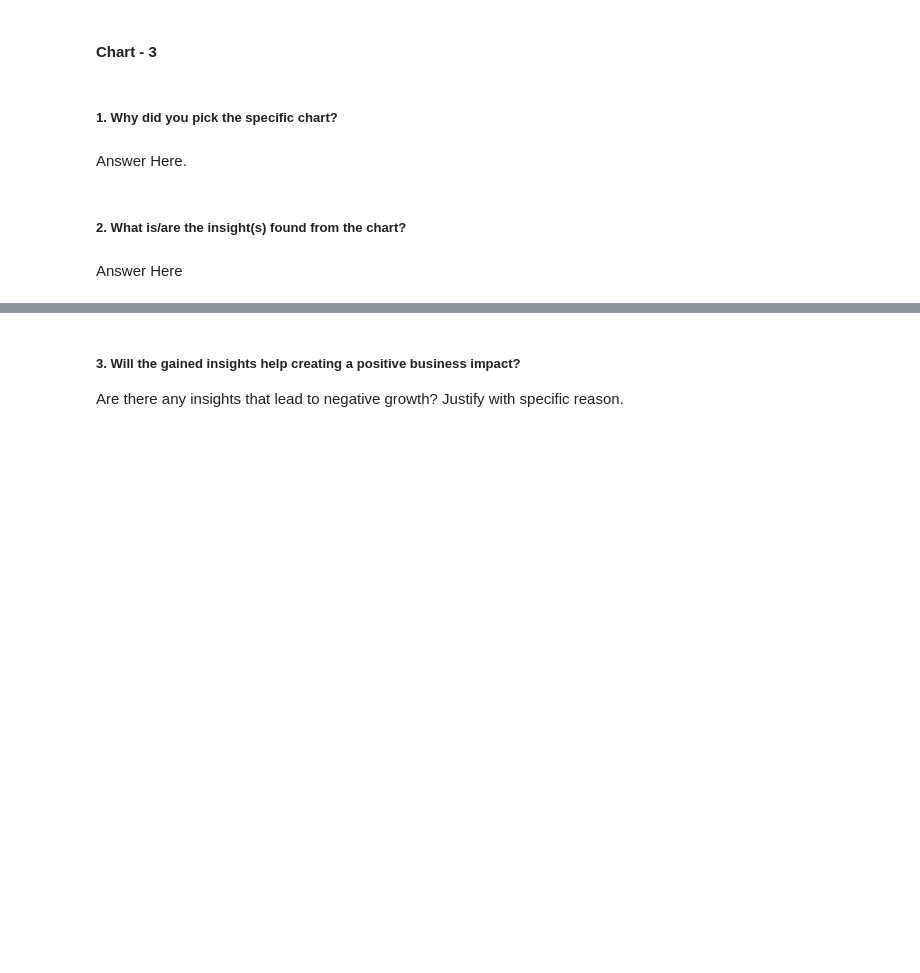
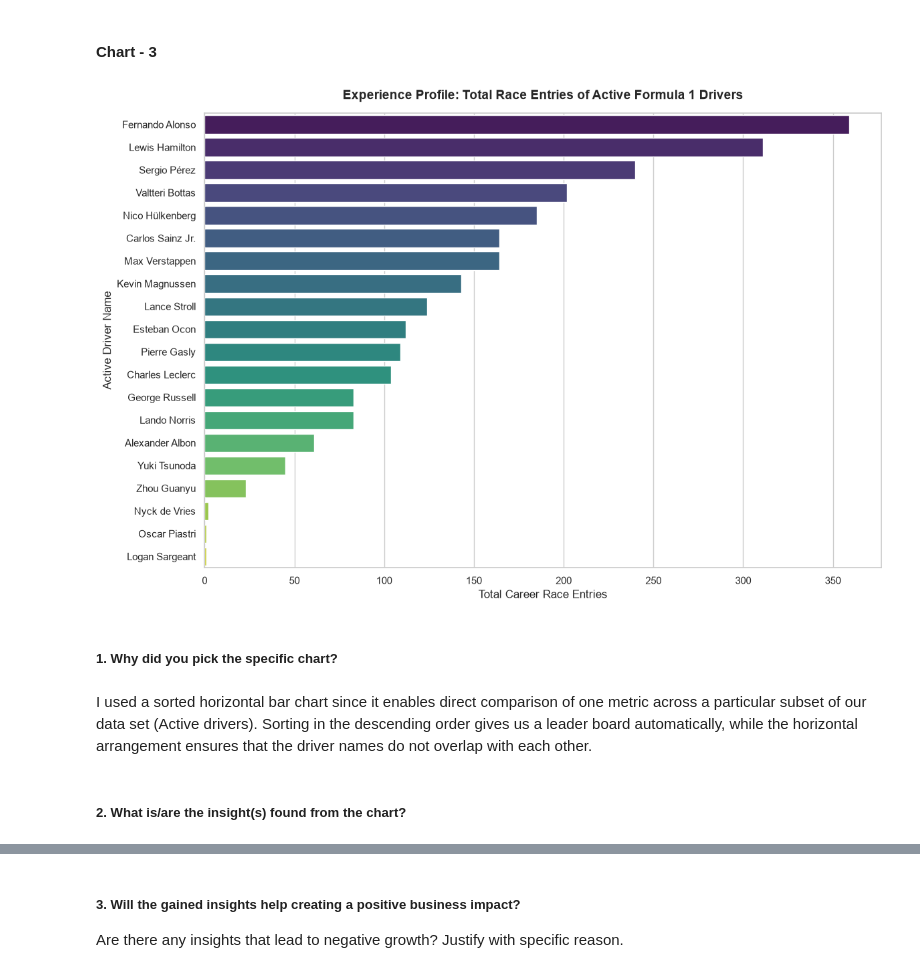
Before and after one commit to Manaspanwar20/F1-Driver-Analytics, a Jupyter notebook: Copy of Sample EDA Submission Template.ipynb, the cells around one changed output, grey strips where cells are left out. Drawn from its saved outputs; the diff is of its cells as text; code cells hidden in the pictures; blank space fills up the shorter version.

```diff
--- a/Copy of Sample EDA Submission Template.ipynb
+++ b/Copy of Sample EDA Submission Template.ipynb
@@ -346,8 +340,30 @@ Answer Here
+# %%
+# Chart - 3 visualization code
+active_drivers = df[df['Active'] == True].sort_values(by='Race_Entries', ascending=False)
+
+plt.figure(figsize=(12, 8))
+sns.set_theme(style="whitegrid")
+
+ax = sns.barplot(
+    x='Race_Entries',
+    y='Driver',
+    data=active_drivers,
+    palette='viridis',
+    hue='Driver',
+    legend=False
+)
+
+plt.title('Experience Profile: Total Race Entries of Active Formula 1 Drivers', fontsize=14, fontweight='bold', pad=15)
+plt.xlabel('Total Career Race Entries', fontsize=12)
+plt.ylabel('Active Driver Name', fontsize=12)
+
+plt.tight_layout()
+plt.show()
+# %% [output]
+[figure, added]
 # %% [markdown]
 ##### 1. Why did you pick the specific chart?
-# %% [markdown]
-Answer Here.
+# %% [markdown]
+I used a sorted horizontal bar chart since it enables direct comparison of one metric across a particular subset of our data set (Active drivers). Sorting in the descending order gives us a leader board automatically, while the horizontal arrangement ensures that the driver names do not overlap with each other.
 # %% [markdown]
 ##### 2. What is/are the insight(s) found from the chart?
-# %% [markdown]
-Answer Here
```
Also changed, not shown: parts of 22 cells of this notebook.
